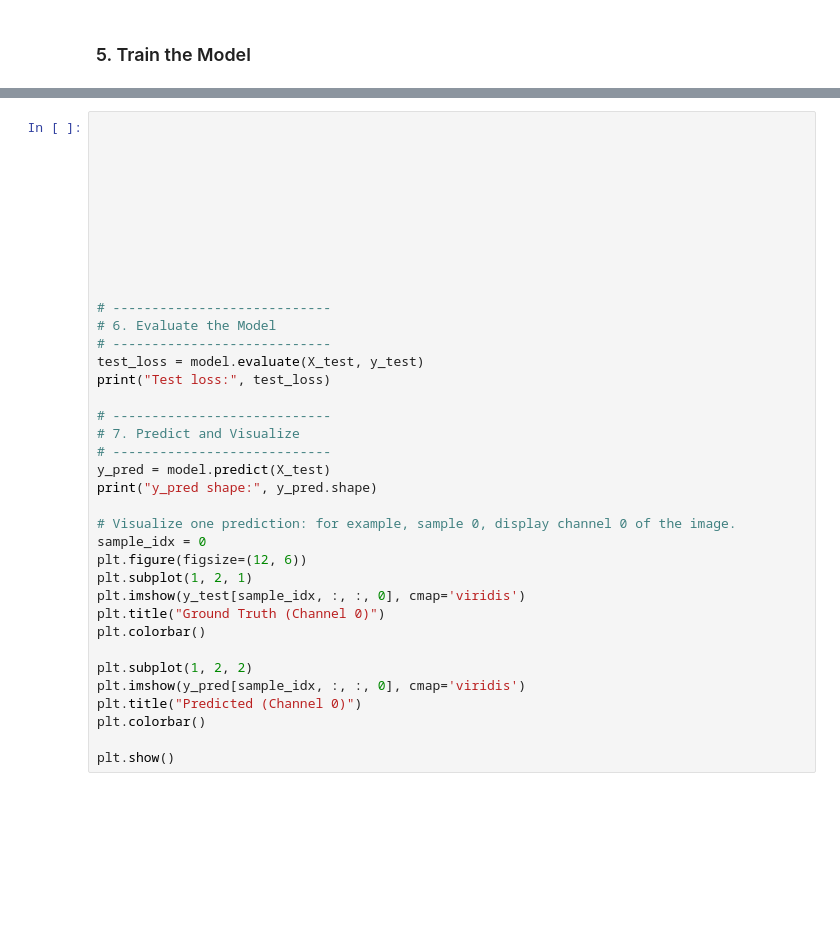
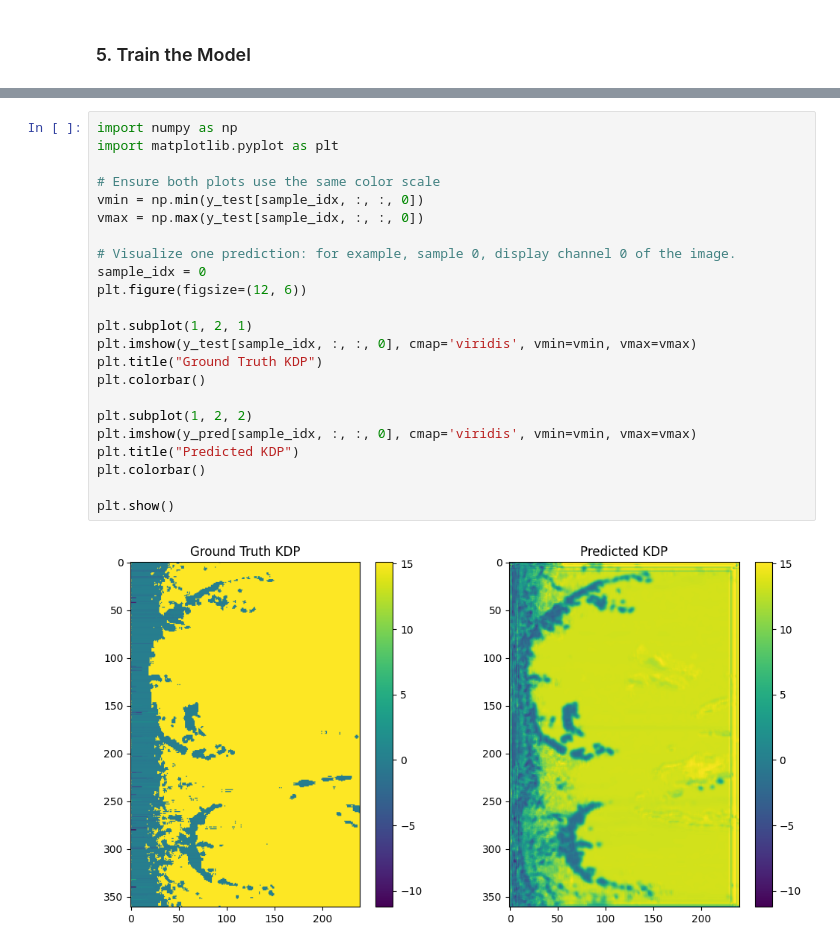
Before and after one commit to jpweideman/DL-Storm-Initiation-Nowcasting, a Jupyter notebook: ML_Model.ipynb, the cells around one changed output, grey strips where cells are left out. Cells and saved outputs as stored; diff of their text form; blank space fills up the shorter version.

```diff
--- a/ML_Model.ipynb
+++ b/ML_Model.ipynb
@@ -149,37 +232,25 @@ KeyboardInterrupt:
 # %%
+import numpy as np
+import matplotlib.pyplot as plt
 
-
-
-
-
-
-
-
-
-
-# ----------------------------
-# 6. Evaluate the Model
-# ----------------------------
-test_loss = model.evaluate(X_test, y_test)
-print("Test loss:", test_loss)
-
-# ----------------------------
-# 7. Predict and Visualize
-# ----------------------------
-y_pred = model.predict(X_test)
-print("y_pred shape:", y_pred.shape)
+# Ensure both plots use the same color scale
+vmin = np.min(y_test[sample_idx, :, :, 0])
+vmax = np.max(y_test[sample_idx, :, :, 0])
 
 # Visualize one prediction: for example, sample 0, display channel 0 of the image.
 sample_idx = 0
 plt.figure(figsize=(12, 6))
+
 plt.subplot(1, 2, 1)
-plt.imshow(y_test[sample_idx, :, :, 0], cmap='viridis')
-plt.title("Ground Truth (Channel 0)")
+plt.imshow(y_test[sample_idx, :, :, 0], cmap='viridis', vmin=vmin, vmax=vmax)
+plt.title("Ground Truth KDP")
 plt.colorbar()
 
 plt.subplot(1, 2, 2)
-plt.imshow(y_pred[sample_idx, :, :, 0], cmap='viridis')
-plt.title("Predicted (Channel 0)")
+plt.imshow(y_pred[sample_idx, :, :, 0], cmap='viridis', vmin=vmin, vmax=vmax)
+plt.title("Predicted KDP")
 plt.colorbar()
 
 plt.show()
+# %% [output]
+[figure, added]
```
Also changed, not shown: parts of 15 cells of this notebook, 2 other files.
